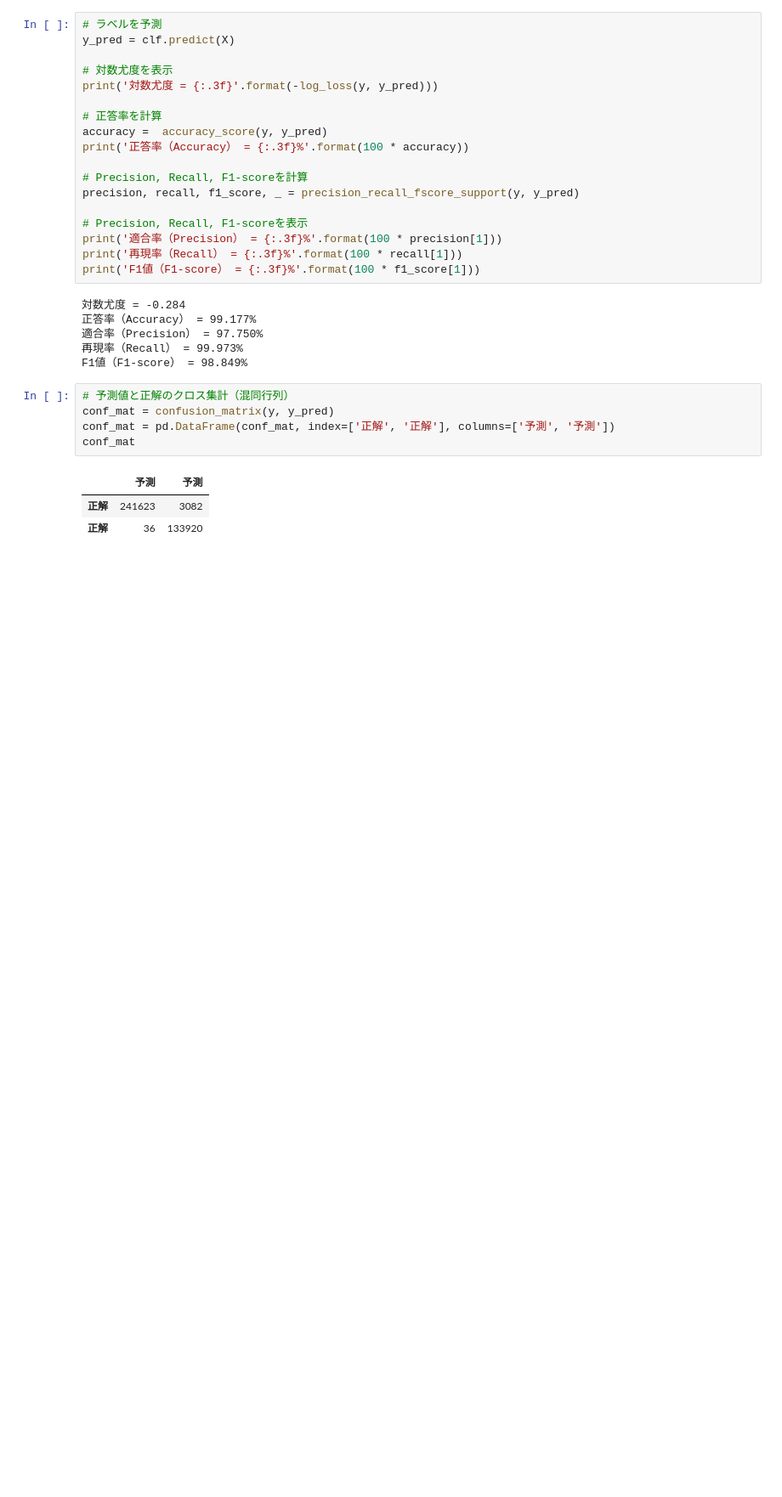
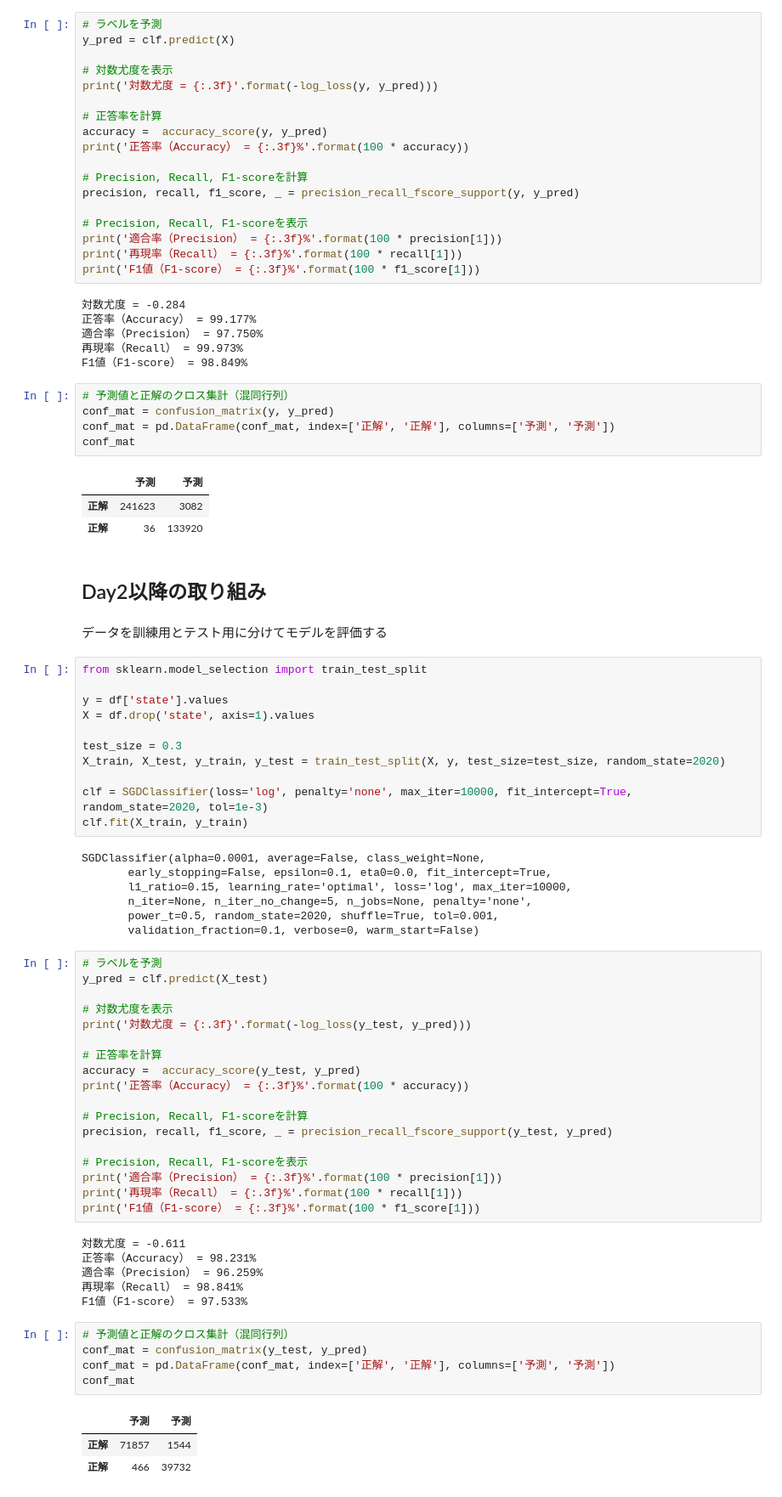
Before and after one commit to Shimejime/suai-assignment, a Jupyter notebook: ML/Day1_work_Yoshiaki_Nejime.ipynb, the cells around one changed output. Shown at 85% size. Drawn from its saved outputs; the diff is of its cells as text; blank space fills up the shorter version.

Commit message:
[Update] split the dataset into train and test dataset

```diff
--- a/ML/Day1_work_Yoshiaki_Nejime.ipynb
+++ b/ML/Day1_work_Yoshiaki_Nejime.ipynb
@@ -224,3 +224,58 @@ conf_mat
 |  | 予測 | 予測 |
 | 正解 | 241623 | 3082 |
 | 正解 | 36 | 133920 |
+# %% [markdown]
+## Day2以降の取り組み
+# %% [markdown]
+データを訓練用とテスト用に分けてモデルを評価する
+# %%
+from sklearn.model_selection import train_test_split
+
+y = df['state'].values
+X = df.drop('state', axis=1).values
+
+test_size = 0.3
+X_train, X_test, y_train, y_test = train_test_split(X, y, test_size=test_size, random_state=2020)
+
+clf = SGDClassifier(loss='log', penalty='none', max_iter=10000, fit_intercept=True, random_state=2020, tol=1e-3)
+clf.fit(X_train, y_train)
+# %% [output]
+SGDClassifier(alpha=0.0001, average=False, class_weight=None,
+       early_stopping=False, epsilon=0.1, eta0=0.0, fit_intercept=True,
+       l1_ratio=0.15, learning_rate='optimal', loss='log', max_iter=10000,
+       n_iter=None, n_iter_no_change=5, n_jobs=None, penalty='none',
+       power_t=0.5, random_state=2020, shuffle=True, tol=0.001,
+       validation_fraction=0.1, verbose=0, warm_start=False)
+# %%
+# ラベルを予測
+y_pred = clf.predict(X_test)
+
+# 対数尤度を表示
+print('対数尤度 = {:.3f}'.format(-log_loss(y_test, y_pred)))
+
+# 正答率を計算
+accuracy =  accuracy_score(y_test, y_pred)
+print('正答率（Accuracy） = {:.3f}%'.format(100 * accuracy))
+
+# Precision, Recall, F1-scoreを計算
+precision, recall, f1_score, _ = precision_recall_fscore_support(y_test, y_pred)
+
+# Precision, Recall, F1-scoreを表示
+print('適合率（Precision） = {:.3f}%'.format(100 * precision[1]))
+print('再現率（Recall） = {:.3f}%'.format(100 * recall[1]))
+print('F1値（F1-score） = {:.3f}%'.format(100 * f1_score[1]))
+# %% [output]
+対数尤度 = -0.611
+正答率（Accuracy） = 98.231%
+適合率（Precision） = 96.259%
+再現率（Recall） = 98.841%
+F1値（F1-score） = 97.533%
+# %%
+# 予測値と正解のクロス集計（混同行列）
+conf_mat = confusion_matrix(y_test, y_pred)
+conf_mat = pd.DataFrame(conf_mat, index=['正解', '正解'], columns=['予測', '予測'])
+conf_mat
+# %% [output]
+|  | 予測 | 予測 |
+| 正解 | 71857 | 1544 |
+| 正解 | 466 | 39732 |
```
